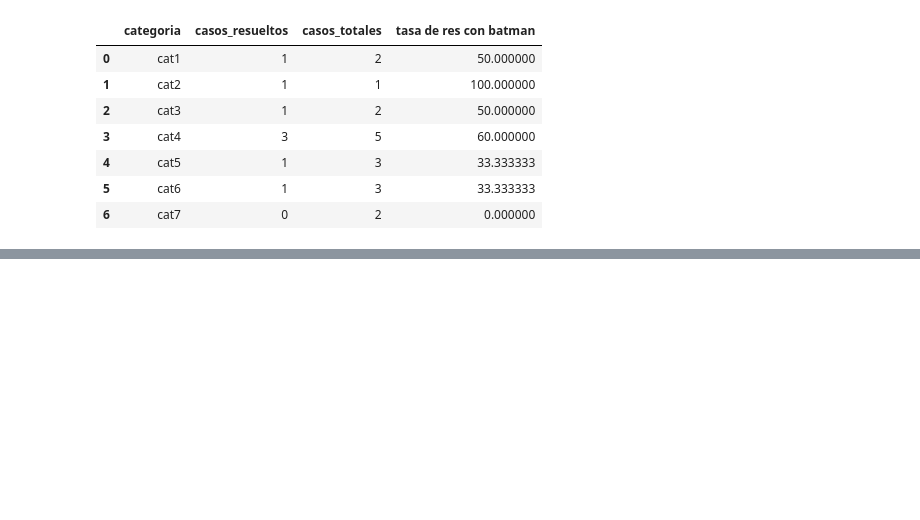
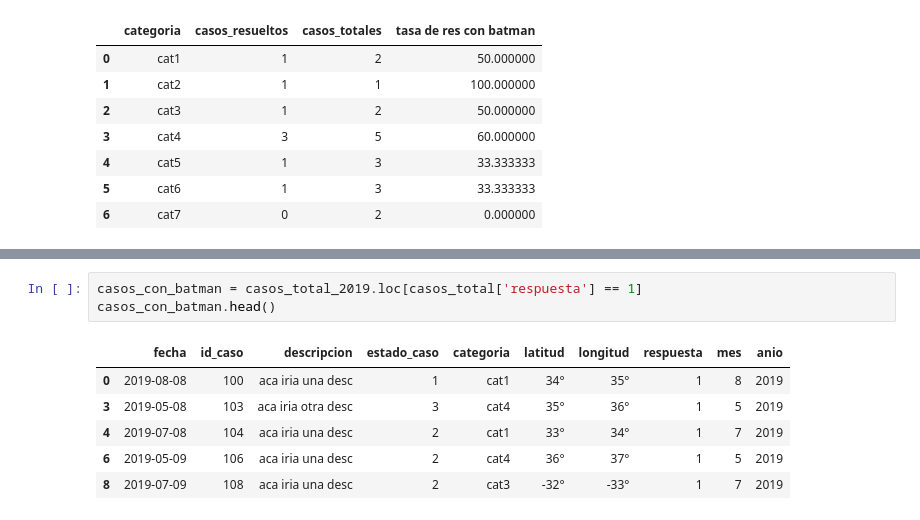
Before and after one commit to JoseMorisJr/practicapandas, a Jupyter notebook: guia1_6.ipynb, the cells around one changed output, grey strips where cells are left out. Cells and saved outputs as stored; diff of their text form; blank space fills up the shorter version.

```diff
--- a/guia1_6.ipynb
+++ b/guia1_6.ipynb
@@ -171,0 +197,10 @@ casos_batman.head(8)
+# %%
+casos_con_batman = casos_total_2019.loc[casos_total['respuesta'] == 1]
+casos_con_batman.head()
+# %% [output]
+|  | fecha | id_caso | descripcion | estado_caso | categoria | latitud | longitud | respuesta | mes | anio |
+| 0 | 2019-08-08 | 100 | aca iria una desc | 1 | cat1 | 34° | 35° | 1 | 8 | 2019 |
+| 3 | 2019-05-08 | 103 | aca iria otra desc | 3 | cat4 | 35° | 36° | 1 | 5 | 2019 |
+| 4 | 2019-07-08 | 104 | aca iria una desc | 2 | cat1 | 33° | 34° | 1 | 7 | 2019 |
+| 6 | 2019-05-09 | 106 | aca iria una desc | 2 | cat4 | 36° | 37° | 1 | 5 | 2019 |
+| 8 | 2019-07-09 | 108 | aca iria una desc | 2 | cat3 | -32° | -33° | 1 | 7 | 2019 |
```
Also changed, not shown: parts of 7 cells of this notebook.
